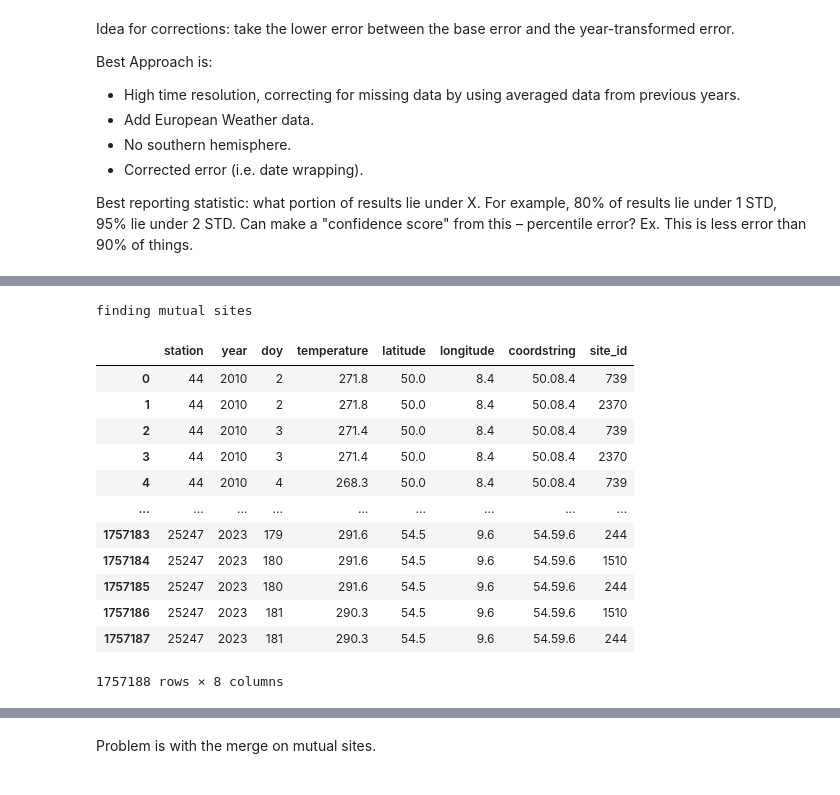
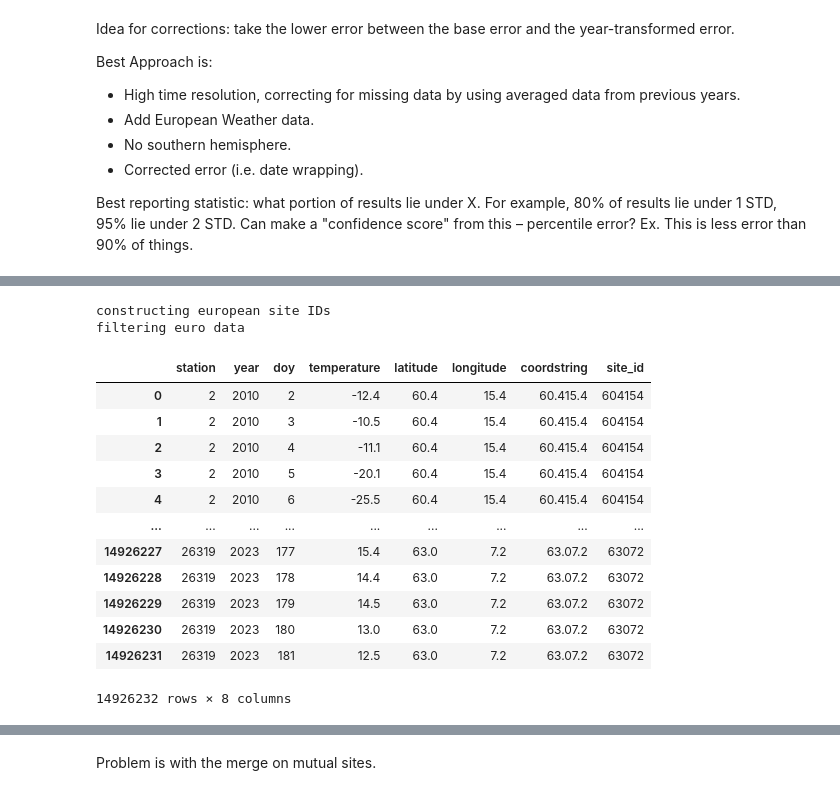
Before and after one commit to falling-fruit/dfg-seasons, a Jupyter notebook: modelling/high_res_models_finalized.ipynb, the cells around one changed output, grey strips where cells are left out. Cells and saved outputs as stored; diff of their text form; code cells hidden in the pictures.

Commit message:
abandoning merging of euro data and monthly data

```diff
--- a/modelling/high_res_models_finalized.ipynb
+++ b/modelling/high_res_models_finalized.ipynb
@@ -203,39 +212,32 @@ weather_with_sites
 # %%
 euro_data = load_euro_weather_data(euro_path, '../data/high_res_euro_stations.csv')
-# %%
-## Merge both weather data.
-
-## If site is in europe data, replace it with the european version.
-
-# Create a list of "mutual sites".
-euro_coords = euro_data['coordstring'].unique()
-
-print("finding mutual sites")
-mutual_sites = filtered_plants[filtered_plants['coordstring'].isin(euro_coords)][['site_id', 'coordstring']].drop_duplicates()
-# Get those sites from europe
-mutual_sites_euro = euro_data[euro_data['coordstring'].isin(mutual_sites['coordstring'])]
-mutual_sites_euro = mutual_sites_euro.merge(mutual_sites, on='coordstring')#.drop_duplicates(subset=['coordstring'])
-
-mutual_sites_euro['temperature'] += 272.5
-
-mutual_sites_euro['temperature'] = np.round(mutual_sites_euro['temperature'], 1)
-
-mutual_sites_euro = mutual_sites_euro[mutual_sites_euro['coordstring'].isin(filtered_plants['coordstring'])]
-# %% [output]
-finding mutual sites
-# %%
-mutual_sites_euro
-# %% [output]
-|  | station | year | doy | temperature | latitude | longitude | coordstring | site_id |
-| 0 | 44 | 2010 | 2 | 271.8 | 50.0 | 8.4 | 50.08.4 | 739 |
-| 1 | 44 | 2010 | 2 | 271.8 | 50.0 | 8.4 | 50.08.4 | 2370 |
-| 2 | 44 | 2010 | 3 | 271.4 | 50.0 | 8.4 | 50.08.4 | 739 |
-| 3 | 44 | 2010 | 3 | 271.4 | 50.0 | 8.4 | 50.08.4 | 2370 |
-| 4 | 44 | 2010 | 4 | 268.3 | 50.0 | 8.4 | 50.08.4 | 739 |
-| ... | ... | ... | ... | ... | ... | ... | ... | ... |
-| 1757183 | 25247 | 2023 | 179 | 291.6 | 54.5 | 9.6 | 54.59.6 | 244 |
-| 1757184 | 25247 | 2023 | 180 | 291.6 | 54.5 | 9.6 | 54.59.6 | 1510 |
-| 1757185 | 25247 | 2023 | 180 | 291.6 | 54.5 | 9.6 | 54.59.6 | 244 |
-| 1757186 | 25247 | 2023 | 181 | 290.3 | 54.5 | 9.6 | 54.59.6 | 1510 |
-| 1757187 | 25247 | 2023 | 181 | 290.3 | 54.5 | 9.6 | 54.59.6 | 244 |
-1757188 rows × 8 columns
+# %%
+## Make site ID column of euro data from coordstring
+
+print("constructing european site IDs")
+euro_data['site_id'] = euro_data['coordstring'].str.replace(".", "")
+
+# Make sure to drop duplicate sites/coordstrings?
+print("filtering euro data")
+filtered_euro = euro_data[euro_data['site_id'].isin(formatted_weather['site_id'].unique())]
+
+# merge euro data with monthly
+# %% [output]
+constructing european site IDs
+filtering euro data
+# %%
+euro_data
+# %% [output]
+|  | station | year | doy | temperature | latitude | longitude | coordstring | site_id |
+| 0 | 2 | 2010 | 2 | -12.4 | 60.4 | 15.4 | 60.415.4 | 604154 |
+| 1 | 2 | 2010 | 3 | -10.5 | 60.4 | 15.4 | 60.415.4 | 604154 |
+| 2 | 2 | 2010 | 4 | -11.1 | 60.4 | 15.4 | 60.415.4 | 604154 |
+| 3 | 2 | 2010 | 5 | -20.1 | 60.4 | 15.4 | 60.415.4 | 604154 |
+| 4 | 2 | 2010 | 6 | -25.5 | 60.4 | 15.4 | 60.415.4 | 604154 |
+| ... | ... | ... | ... | ... | ... | ... | ... | ... |
+| 14926227 | 26319 | 2023 | 177 | 15.4 | 63.0 | 7.2 | 63.07.2 | 63072 |
+| 14926228 | 26319 | 2023 | 178 | 14.4 | 63.0 | 7.2 | 63.07.2 | 63072 |
+| 14926229 | 26319 | 2023 | 179 | 14.5 | 63.0 | 7.2 | 63.07.2 | 63072 |
+| 14926230 | 26319 | 2023 | 180 | 13.0 | 63.0 | 7.2 | 63.07.2 | 63072 |
+| 14926231 | 26319 | 2023 | 181 | 12.5 | 63.0 | 7.2 | 63.07.2 | 63072 |
+14926232 rows × 8 columns
```
Also changed, not shown: parts of 37 cells of this notebook, 1 other file.
